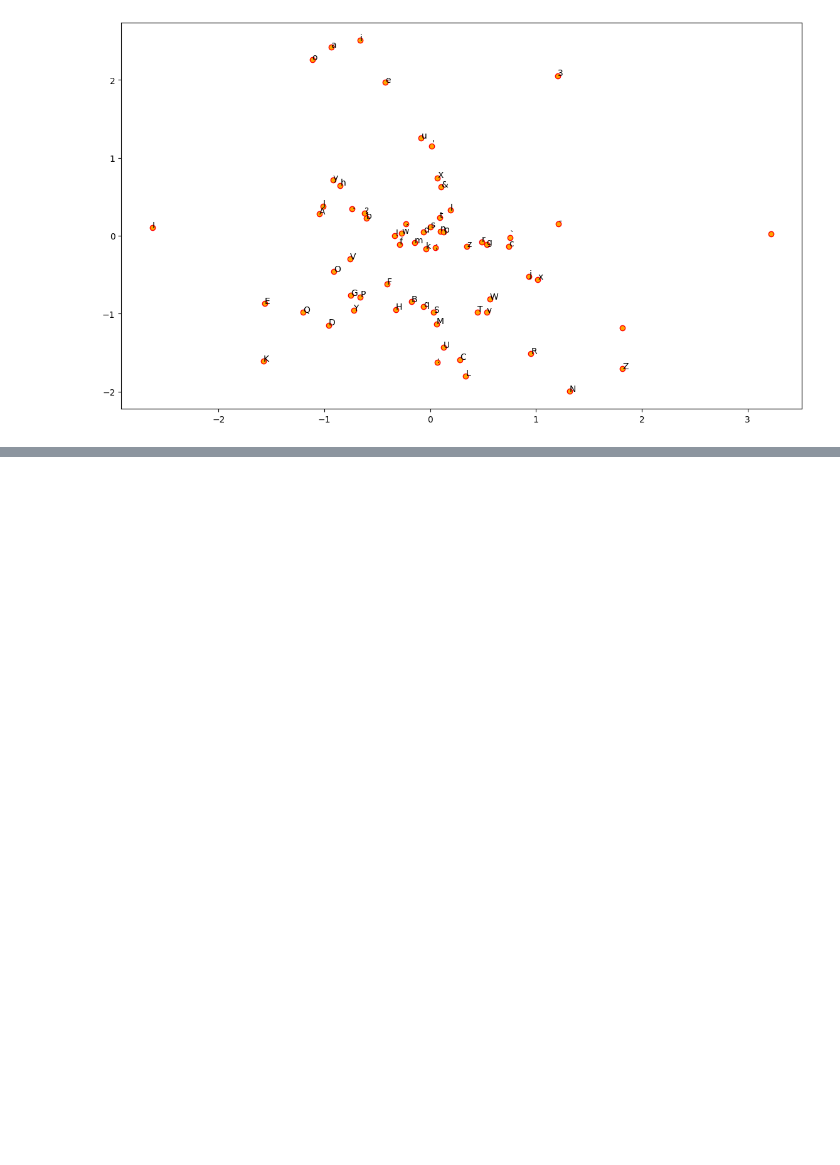
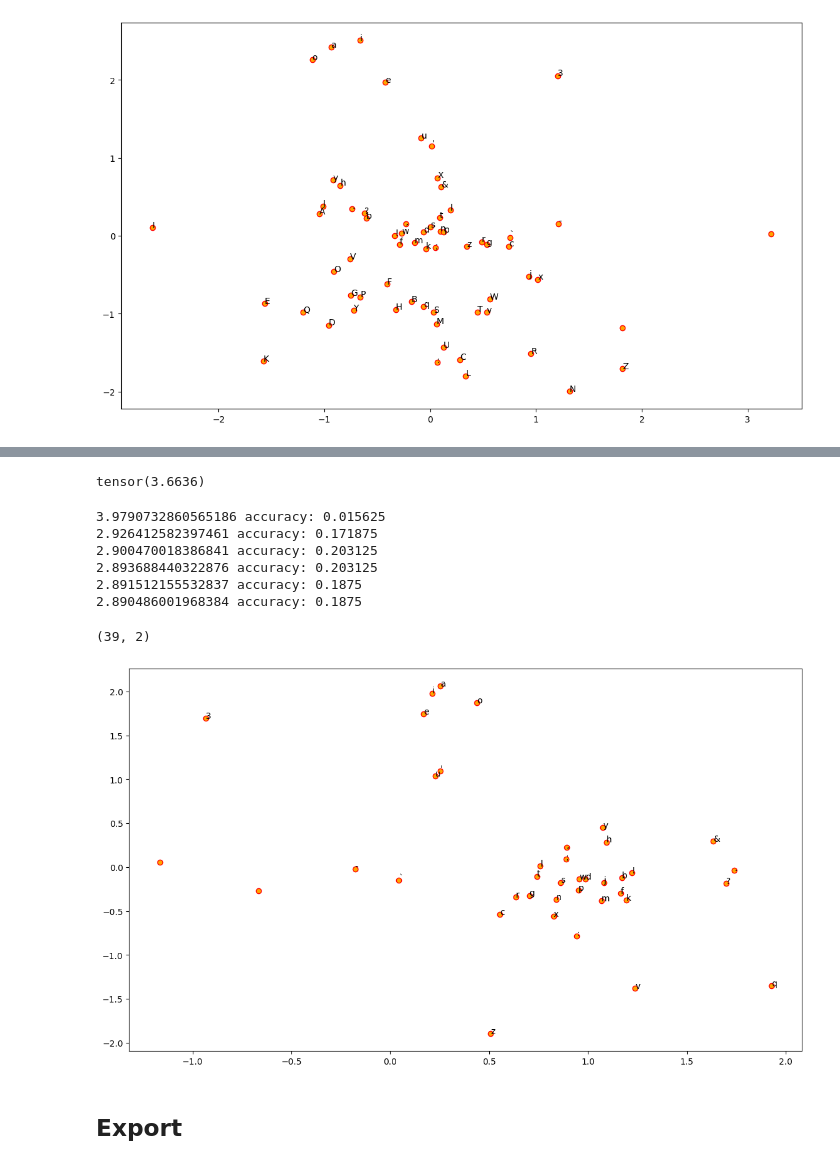
Before and after one commit to numb3r33/paath, a Jupyter notebook: nbs/00_data.ipynb, the cells around one changed output, grey strips where cells are left out. Saved outputs shown, nothing was run; the diff lists cells and outputs as text; code cells hidden in the pictures; blank space fills up the shorter version.

Commit message:
Add additional experiment to lowercase corpus and retrain CBOW model.

```diff
--- a/nbs/00_data.ipynb
+++ b/nbs/00_data.ipynb
@@ -299,0 +325,21 @@ for label, x, y in zip(vocab, T[:, 0], T[:, 1]):
+# %%
+#| eval: false
+from collections import Counter
+
+c = Counter(data)
+SPECIAL_CHAR = '`'
+
+def make_vocab(c, min_freq=3):
+  vocab = [o for o, v in c.most_common() if v >= min_freq]
+  return  [SPECIAL_CHAR] + vocab
+
+def w2i(vocab): return {w:i for i,w in enumerate(vocab)}
+def i2w(vocab): return {i:w for i,w in enumerate(vocab)}
+# %%
+#| eval: false
+
+c     = Counter(data)
+vocab = make_vocab(c)
+cw    = 2
+
+train_ds, valid_ds = Dataset(train_data, vocab, cw=cw), Dataset(valid_data, vocab, cw=cw)
@@ -300,3 +351,61 @@ for label, x, y in zip(vocab, T[:, 0], T[:, 1]):
+# %%
+#| eval: false
+embed_size = 2
+model      = CBOW(vocab_size=len(vocab), embed_size=embed_size)
+# %%
+#| eval: false
+loss_func = F.cross_entropy
+
+lr     = 0.05
+epochs = 6
+
+def accuracy(out, yb): return (torch.argmax(out, dim=1)==yb).float().mean()
+
+print(-torch.tensor(1/len(vocab)).log())
+# %% [output]
+tensor(3.6636)
+# %%
+#| eval: false
+for epoch in range(epochs):
+  for i, (xb, yb) in enumerate(train_dl):
+    preds = model(xb)
+    loss  = loss_func(preds, yb)
+    loss.backward()
+
+    if i==0: print(loss.item(), f'accuracy: {accuracy(preds, yb)}')
+
+    with torch.no_grad():
+      for l in model.layers:
+        if hasattr(l, 'weight'):
+          l.weight -= l.weight.grad * lr
+          l.weight.grad.zero_()
+
+          if hasattr(l, 'bias'):
+            l.bias   -= l.bias.grad * lr
+            l.bias.grad.zero_()
+# %% [output]
+3.9790732860565186 accuracy: 0.015625
+2.926412582397461 accuracy: 0.171875
+2.900470018386841 accuracy: 0.203125
+2.893688440322876 accuracy: 0.203125
+2.891512155532837 accuracy: 0.1875
+2.890486001968384 accuracy: 0.1875
+# %%
+#| eval: false
+T = model.embed.weight.detach().cpu().numpy()
+T.shape
+# %% [output]
+(39, 2)
+# %%
+#| eval: false
+plt.figure(figsize=(14, 8))
+plt.scatter(T[ :, 0], T[:, 1], c='orange', edgecolors='r')
+for label, x, y in zip(vocab, T[:, 0], T[:, 1]):
+  plt.annotate(label, xy=(x, y), xytext=(0, 0), textcoords='offset points')
+# %% [output]
+[figure, added]
+# %% [markdown]
+## Export
 # %%
 #| hide
 !nbdev_export
```
Also changed, not shown: parts of 8 cells of this notebook.
